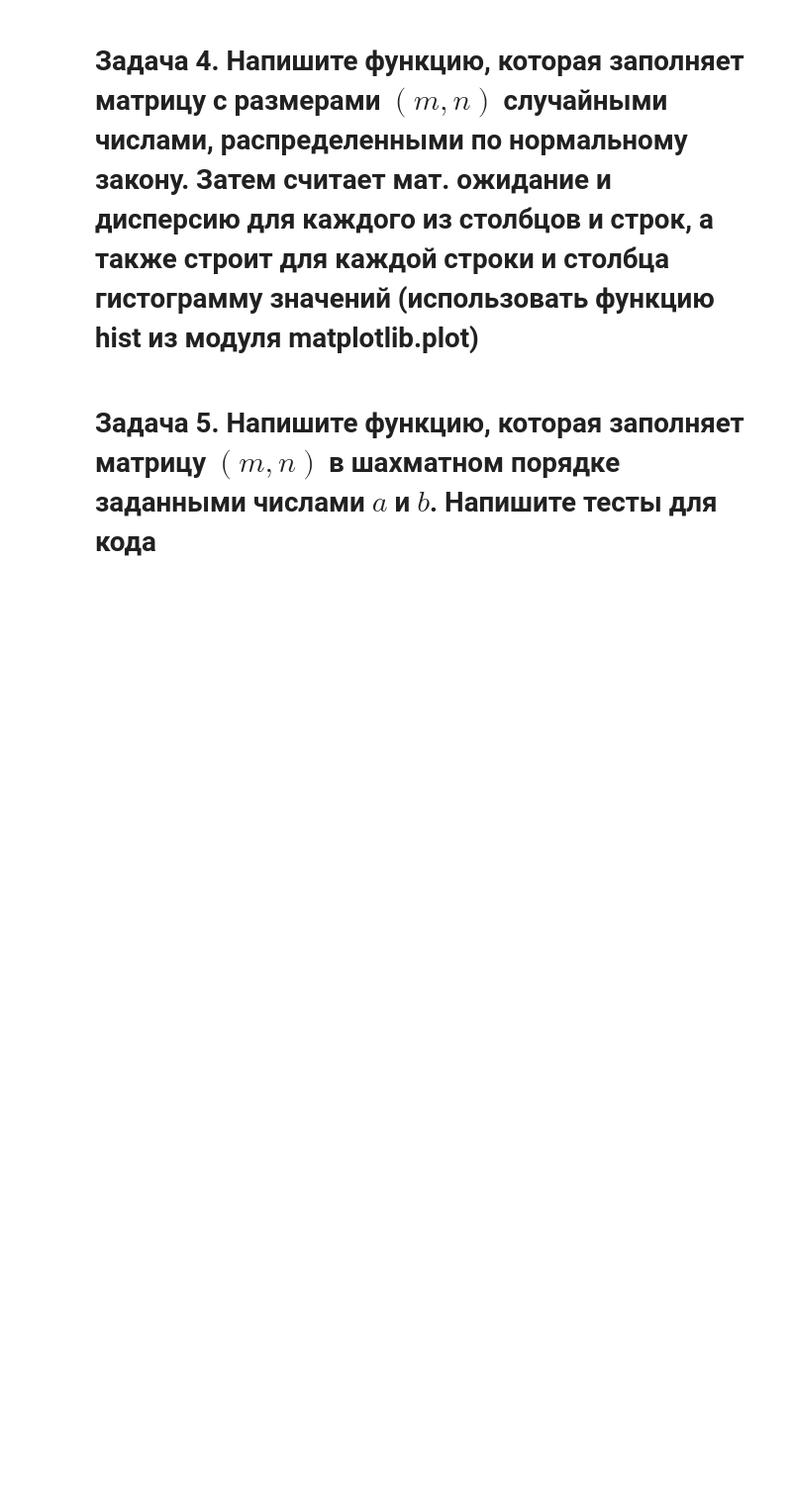
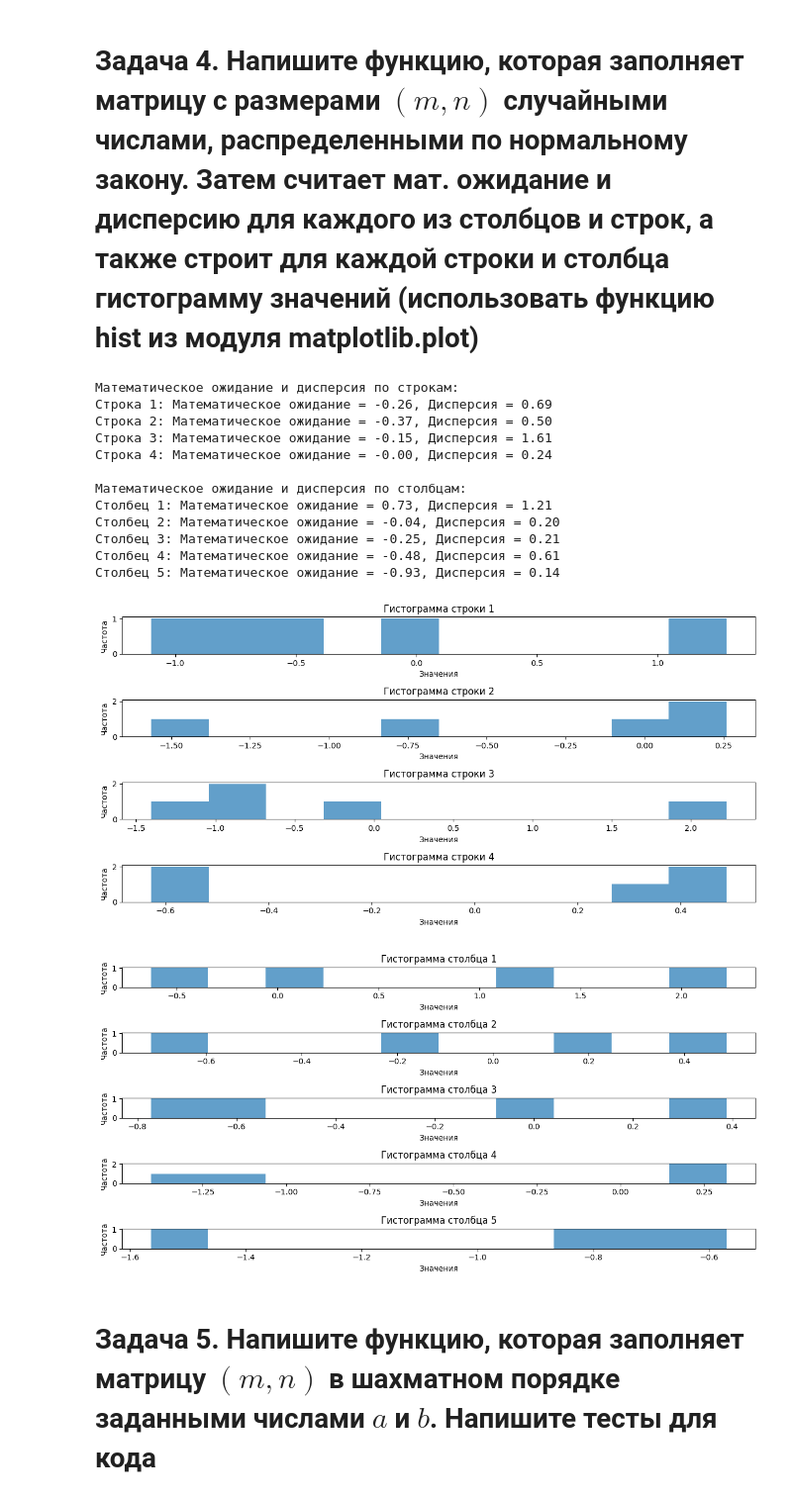
Before and after one commit to Uliiaa/lab1, a Jupyter notebook: numpy.ipynb, the cells around one changed output. Shown at 99% size. Saved outputs shown, nothing was run; the diff lists cells and outputs as text; code cells hidden in the pictures; blank space fills up the shorter version.

```diff
--- a/numpy.ipynb
+++ b/numpy.ipynb
@@ -84,7 +94,7 @@ import matplotlib.pyplot as plt
 def generate_random_matrix(m, n):
       return np.random.normal(loc=0, scale=1, size=(m, n))
 
-def calculate_statistics(matrix)
+def calculate_statistics(matrix):
     row_means = np.mean(matrix, axis=1)
     row_variances = np.var(matrix, axis=1)
 
@@ -102,33 +112,48 @@ def plot_histograms(matrix):
         plt.hist(matrix[i], bins=10, alpha=0.7)
         plt.title(f'Гистограмма строки {i + 1}')
         plt.xlabel('Значения')
         plt.ylabel('Частота')
     plt.tight_layout()
     plt.show()
 
     plt.figure(figsize=(12, 6))
     for j in range(num_cols):
         plt.subplot(num_cols, 1, j + 1)
         plt.hist(matrix[:, j], bins=10, alpha=0.7)
         plt.title(f'Гистограмма столбца {j + 1}')
         plt.xlabel('Значения')
         plt.ylabel('Частота')
     plt.tight_layout()
     plt.show()
 
 m, n = 4, 5
 random_matrix = generate_random_matrix(m, n)
 (row_stats, col_stats) = calculate_statistics(random_matrix)
 
 print("Математическое ожидание и дисперсия по строкам:")
 for i in range(m):
     print(f"Строка {i + 1}: Математическое ожидание = {row_stats[0][i]:.2f}, Дисперсия = {row_stats[1][i]:.2f}")
 
 print("\nМатематическое ожидание и дисперсия по столбцам:")
 for j in range(n):
     print(f"Столбец {j + 1}: Математическое ожидание = {col_stats[0][j]:.2f}, Дисперсия = {col_stats[1][j]:.2f}")
 
 plot_histograms(random_matrix)
+# %% [output]
+Математическое ожидание и дисперсия по строкам:
+Строка 1: Математическое ожидание = -0.26, Дисперсия = 0.69
+Строка 2: Математическое ожидание = -0.37, Дисперсия = 0.50
+Строка 3: Математическое ожидание = -0.15, Дисперсия = 1.61
+Строка 4: Математическое ожидание = -0.00, Дисперсия = 0.24
+
+Математическое ожидание и дисперсия по столбцам:
+Столбец 1: Математическое ожидание = 0.73, Дисперсия = 1.21
+Столбец 2: Математическое ожидание = -0.04, Дисперсия = 0.20
+Столбец 3: Математическое ожидание = -0.25, Дисперсия = 0.21
+Столбец 4: Математическое ожидание = -0.48, Дисперсия = 0.61
+Столбец 5: Математическое ожидание = -0.93, Дисперсия = 0.14
+[figure, added]
+[figure, added]
 # %% [markdown]
 <h1>Задача 5. Напишите функцию, которая заполняет матрицу $(m, n)$ в шахматном порядке заданными числами $a$ и $b$. Напишите тесты для кода
 # %%
```
Also changed, not shown: parts of 6 cells of this notebook, 1 other file.
